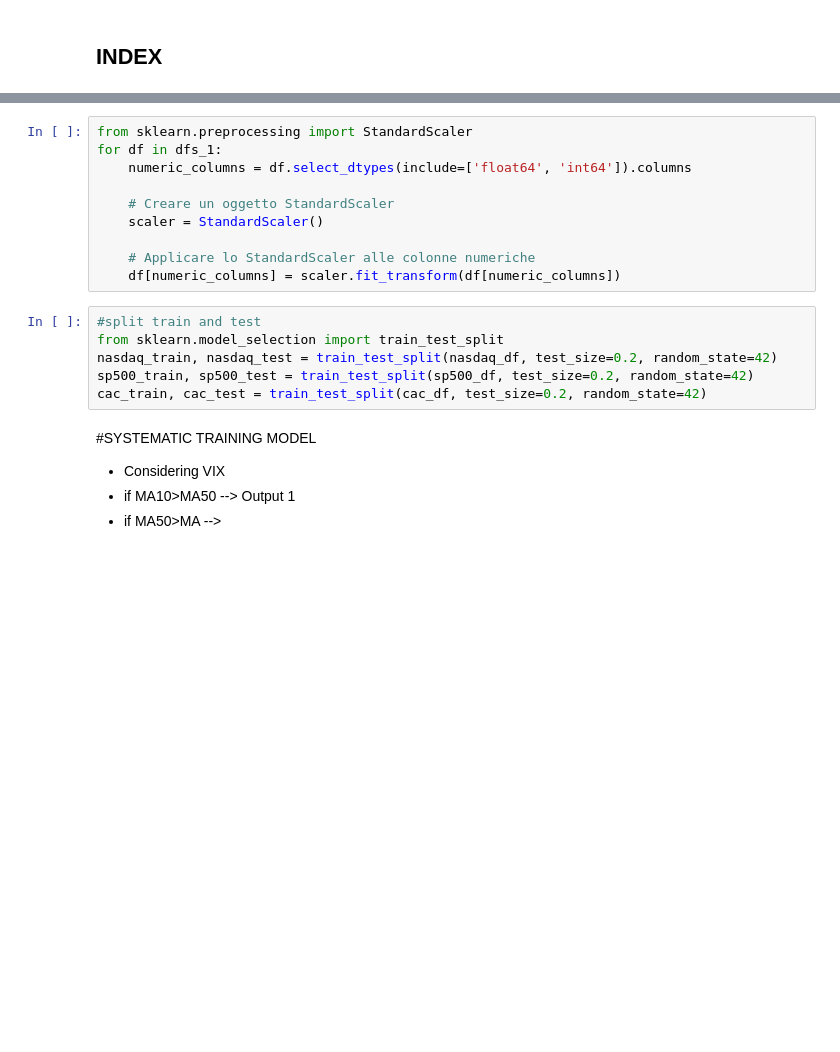
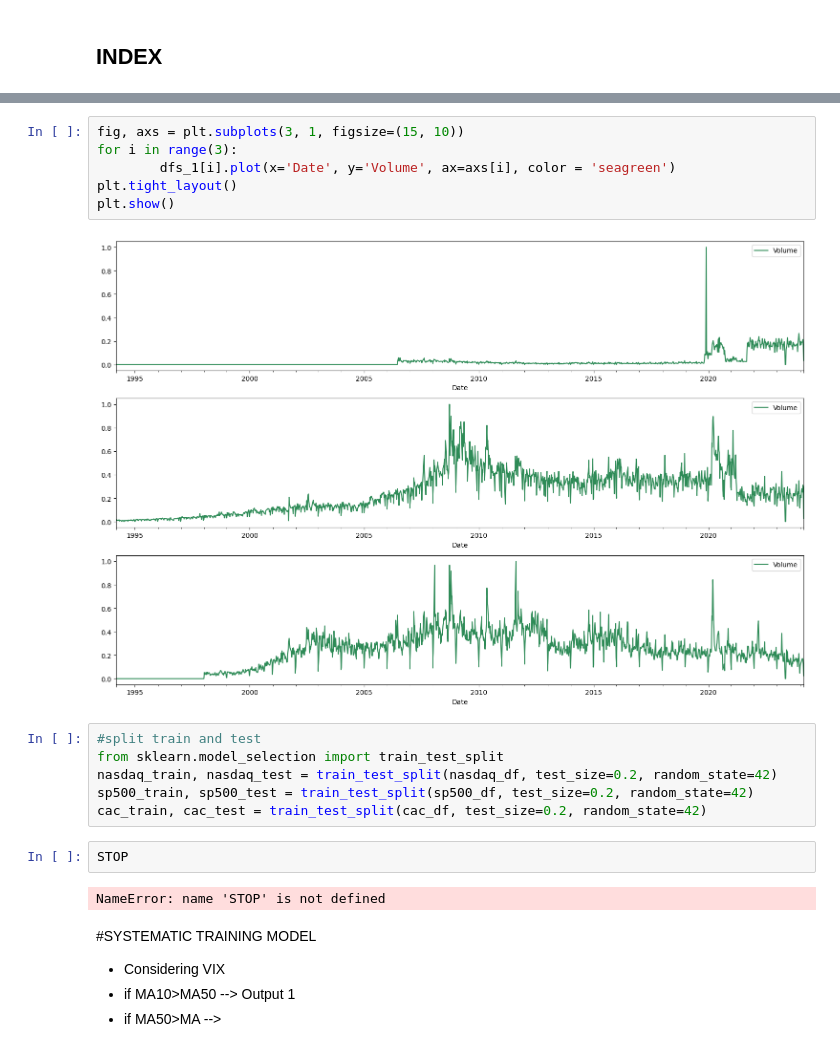
Before and after one commit to elenatomasella/ML, a Jupyter notebook: euklid_coding.ipynb, the cells around one changed output, grey strips where cells are left out. Saved outputs shown, nothing was run; the diff lists cells and outputs as text; blank space fills up the shorter version.

```diff
--- a/euklid_coding.ipynb
+++ b/euklid_coding.ipynb
@@ -327,19 +366,21 @@ plt.show()
-# %%
-from sklearn.preprocessing import StandardScaler
-for df in dfs_1:
-    numeric_columns = df.select_dtypes(include=['float64', 'int64']).columns
-
-    # Creare un oggetto StandardScaler
-    scaler = StandardScaler()
-
-    # Applicare lo StandardScaler alle colonne numeriche
-    df[numeric_columns] = scaler.fit_transform(df[numeric_columns])
+# %%
+fig, axs = plt.subplots(3, 1, figsize=(15, 10))
+for i in range(3):
+        dfs_1[i].plot(x='Date', y='Volume', ax=axs[i], color = 'seagreen')
+plt.tight_layout()
+plt.show()
+# %% [output]
+[figure, added]
 # %%
 #split train and test
 from sklearn.model_selection import train_test_split
 nasdaq_train, nasdaq_test = train_test_split(nasdaq_df, test_size=0.2, random_state=42)
 sp500_train, sp500_test = train_test_split(sp500_df, test_size=0.2, random_state=42)
 cac_train, cac_test = train_test_split(cac_df, test_size=0.2, random_state=42)
+# %%
+STOP
+# %% [output]
+NameError: name 'STOP' is not defined
 # %% [markdown]
 #SYSTEMATIC TRAINING MODEL
 - Considering VIX
```
Also changed, not shown: parts of 24 cells of this notebook.
